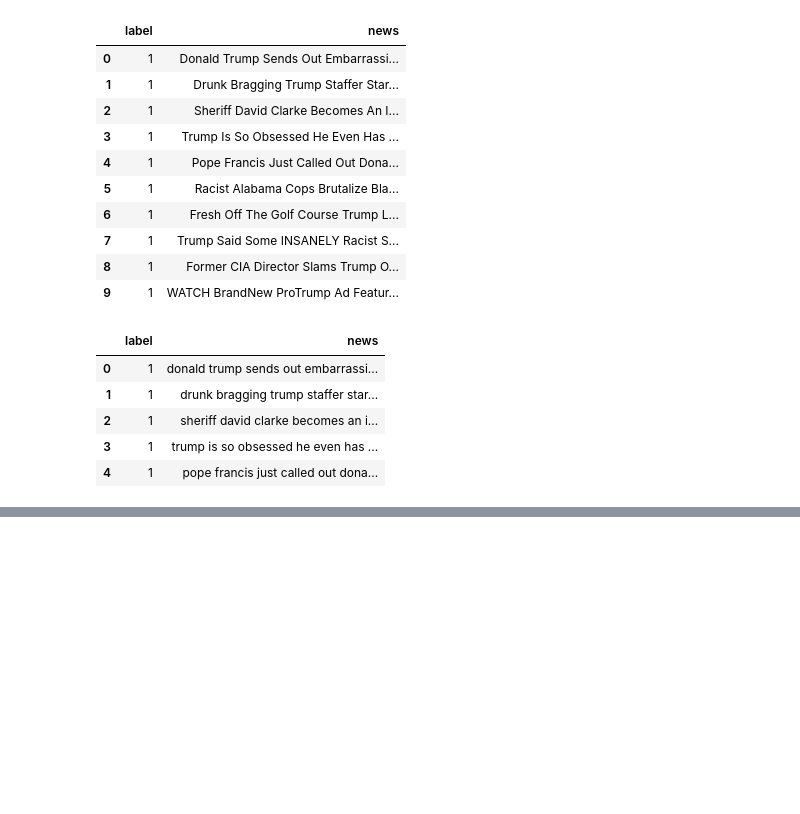
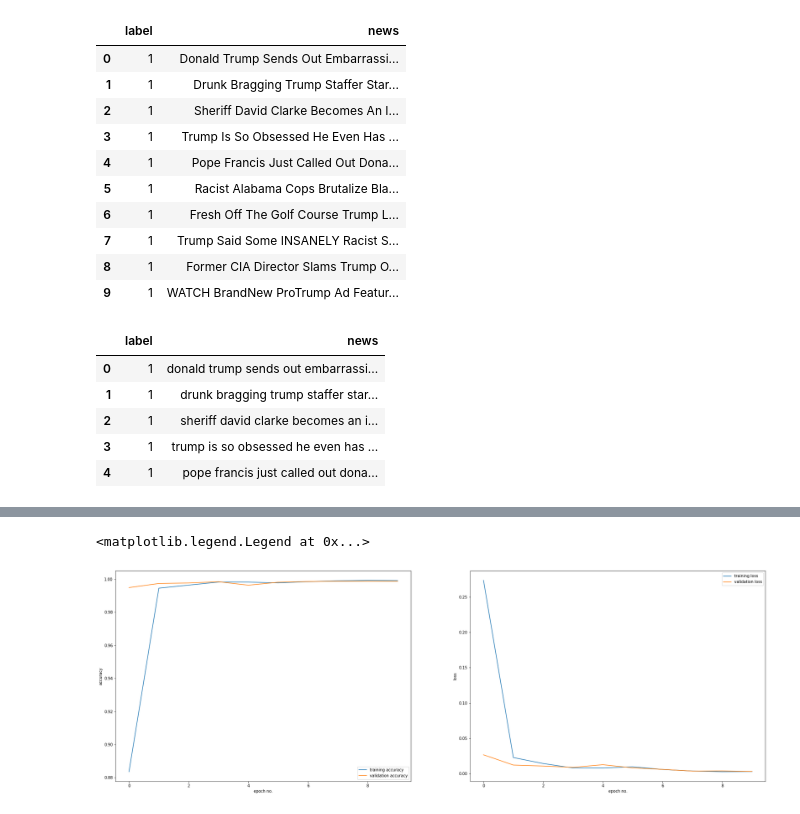
Before and after one commit to arijeetchoudhury100/fake_news_detection, a Jupyter notebook: real_fake_news.ipynb, the cells around one changed output, grey strips where cells are left out. Drawn from its saved outputs; the diff is of its cells as text; code cells hidden in the pictures; blank space fills up the shorter version.

Commit message:
Added model training, evaluation

```diff
--- a/real_fake_news.ipynb
+++ b/real_fake_news.ipynb
@@ -241,0 +289,14 @@ from tensorflow.keras.preprocessing.sequence import pad_sequences
+# %%
+model = Sequential([
+    Embedding(vocab_size+1, embedding_dim, input_length=max_length, weights=[embeddings_matrix], trainable=False),
+    SpatialDropout1D(0.2),
+    Bidirectional(LSTM(128,return_sequences=True)),
+    Dropout(0.2),
+    LSTM(64),
+    Dense(32,activation='relu'),
+    Dense(1,activation='sigmoid')
+])
+optimizer = Adam(learning_rate=0.01)
+callbacks = ReduceLROnPlateau(monitor='val_accuracy',patience=2,factor=0.5,min_lr=0.00001)
+model.compile(loss='binary_crossentropy',optimizer=optimizer,metrics=['accuracy'])
+model.summary()
@@ -241,0 +321,6 @@ from tensorflow.keras.preprocessing.sequence import pad_sequences
+# %%
+#split data into training and testing sets
+from sklearn.model_selection import train_test_split
+X_train,X_test,y_train,y_test = train_test_split(padded_sequences,news_y,test_size=0.15,random_state=1)
+print('No. of training samples:',len(X_train))
+print('No. of testing samples:',len(X_test))
@@ -241,0 +330,3 @@ from tensorflow.keras.preprocessing.sequence import pad_sequences
+# %%
+epochs = 10
+history = model.fit(X_train,y_train,epochs=epochs,validation_data=(X_test,y_test),batch_size=64,callbacks=[callbacks])
@@ -241,0 +354,22 @@ from tensorflow.keras.preprocessing.sequence import pad_sequences
+# %%
+#plot the losses and accuracy
+fig,axes = plt.subplots(1,2)
+fig.set_size_inches(30,10)
+acc = history.history['accuracy']
+val_acc = history.history['val_accuracy']
+loss = history.history['loss']
+val_loss = history.history['val_loss']
+epochs = list(range(10))
+axes[0].plot(epochs,acc,label='training accuracy')
+axes[0].plot(epochs,val_acc,label='validation accuracy')
+axes[0].set_xlabel('epoch no.')
+axes[0].set_ylabel('accuracy')
+axes[0].legend()
+axes[1].plot(epochs,loss,label='training loss')
+axes[1].plot(epochs,val_loss,label='validation loss')
+axes[1].set_xlabel('epoch no.')
+axes[1].set_ylabel('loss')
+axes[1].legend()
+# %% [output]
+<matplotlib.legend.Legend at 0x...>
+[figure, added]
```
Also changed, not shown: parts of 18 cells of this notebook.
